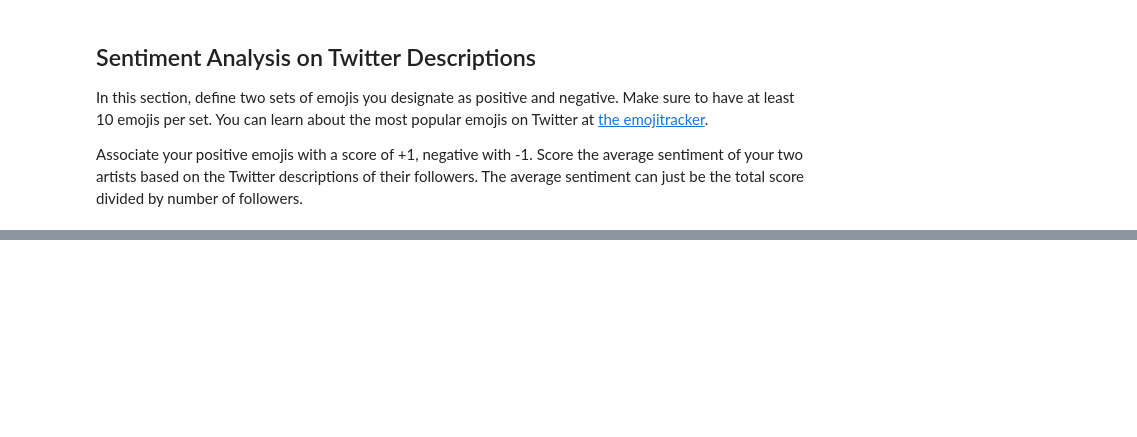
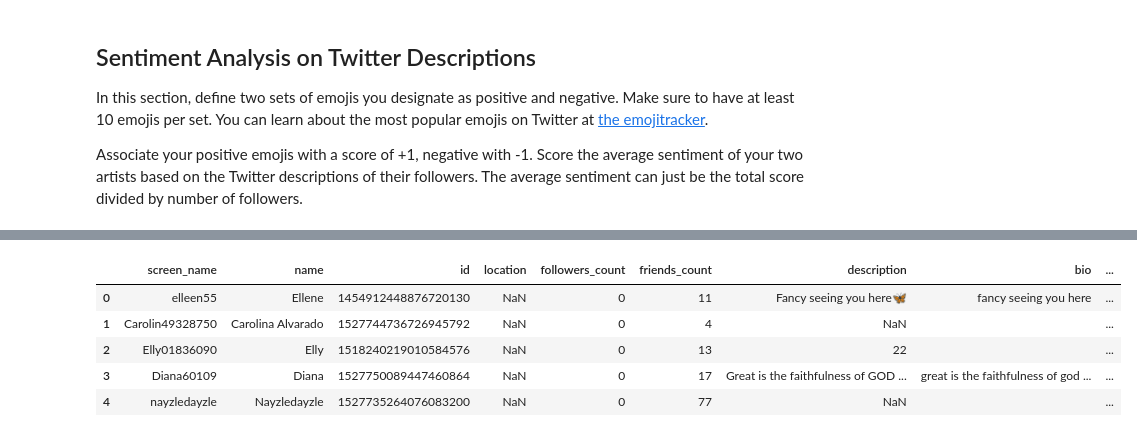
Before and after one commit to Adila-spec/RihannaKaty, a Jupyter notebook: Sentiment Assignment.ipynb, the cells around one changed output, grey strips where cells are left out. Drawn from its saved outputs; the diff is of its cells as text; code cells hidden in the pictures; blank space fills up the shorter version.

```diff
--- a/Sentiment Assignment.ipynb
+++ b/Sentiment Assignment.ipynb
@@ -138,4 +159,6 @@ lyrics_data.head()
 | 2 | demhaters | rihanna | Dem Haters\n\nI'm not concerned w... |
 | 3 | finalgoodbye | rihanna | Final Goodbye\n\nI never should'v... |
 | 4 | hereigoagain | rihanna | Here I Go Again\n\nNa-na-na-na-na... |
+# %%
+lyrics_data["clean_lyrics"]=lyrics_data['lyrics'].apply(clean_text)
 # %%
@@ -187,4 +315,13 @@ In this section, define two sets of emojis you designate as positive and negativ
 
 Associate your positive emojis with a score of +1, negative with -1. Score the average sentiment of your two artists based on the Twitter descriptions of their followers. The average sentiment can just be the total score divided by number of followers.
 # %%
-# your code here
+positiveEmoji = "😍😀😁😂🤣😃😄😅😆😉😊😘😎🍄💜🦄♌❤️📚🧸🥑✨🏠"
+negativeEmoji = "☹🙁😖😞😟😤😢😭😦😧😨😩🤯😬😰😱🥵🥶😳🤪😵😡😠🤬🥺🖕🎭"
+# %%
+artists = ['rihanna', 'taylorswift13']
+twitterDFS = {}
+for artist in artists:
+    filePath = os.path.join("twitter", f'{artist}_followers_data.txt')
+    twitterDFS[artist] = pd.read_csv(filePath,delimiter='\t')['description'].dropna().tolist()
+
+twitterDFS
@@ -198,3 +379,20 @@ A: <!-- Your answer here -->
 Q: Which positive emoji is the most popular for each artist? Which negative emoji?
 
 A: <!-- Your answer here -->
+# %%
+twitterTable = []
+for artist in artists:
+    filePath = os.path.join("twitter", f'{artist}_followers_data.txt')
+    tweetList = pd.read_csv(filePath,delimiter='\t')['description'].dropna().tolist()
+    for tweet in tweetList:
+        twitterRow = {
+            "artist": artist,
+            "tweet": tweet,
+            "sentiment": calcSentiment(clean_text(tweet)),
+            "emojiment": calcEmojiment(tweet)
+        }
+        twitterTable.append(twitterRow)
+
+twitterDF = pd.DataFrame(twitterTable)
+
+twitterDF.head()
@@ -200,0 +406,21 @@ A: <!-- Your answer here -->
+# %%
+def getTwitterDF(artist):
+    filePath = os.path.join("twitter", f'{artist}_followers_data.txt')
+    tdf = pd.read_csv(filePath,delimiter='\t')#['description'].dropna()
+    tdf["bio"]= tdf['description'].apply(clean_text)
+    tdf["sentiment"]=tdf['bio'].apply(calcSentiment)
+    tdf["emojiment"]=tdf['description'].apply(calcEmojiment)
+    return tdf
+
+tTwitterDF = getTwitterDF("taylorswift13")
+rTwitterDF = getTwitterDF("rihanna")
+
+tTwitterDF.head()
+rTwitterDF.head()
+# %% [output]
+|  | screen_name | name | id | location | followers_count | friends_count | description | bio | ... |
+| 0 | elleen55 | Ellene | 1454912448876720130 | NaN | 0 | 11 | Fancy seeing you here🦋 | fancy seeing you here | ... |
+| 1 | Carolin49328750 | Carolina Alvarado | 1527744736726945792 | NaN | 0 | 4 | NaN |  | ... |
+| 2 | Elly01836090 | Elly | 1518240219010584576 | NaN | 0 | 13 | 22 |  | ... |
+| 3 | Diana60109 | Diana | 1527750089447460864 | NaN | 0 | 17 | Great is the faithfulness of GOD ... | great is the faithfulness of god ... | ... |
+| 4 | nayzledayzle | Nayzledayzle | 1527735264076083200 | NaN | 0 | 77 | NaN |  | ... |
```
Also changed, not shown: parts of 17 cells of this notebook, 2 other files.
